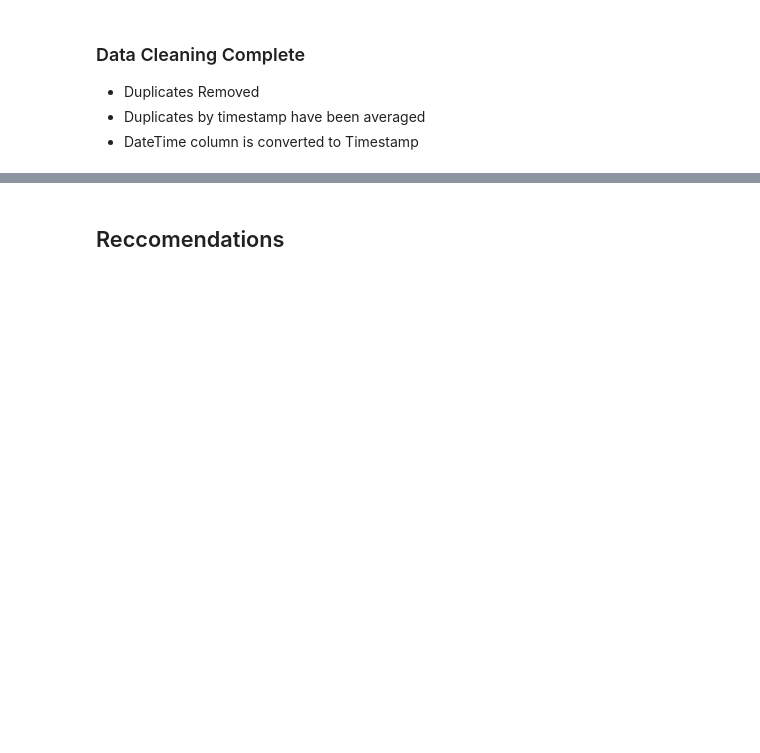
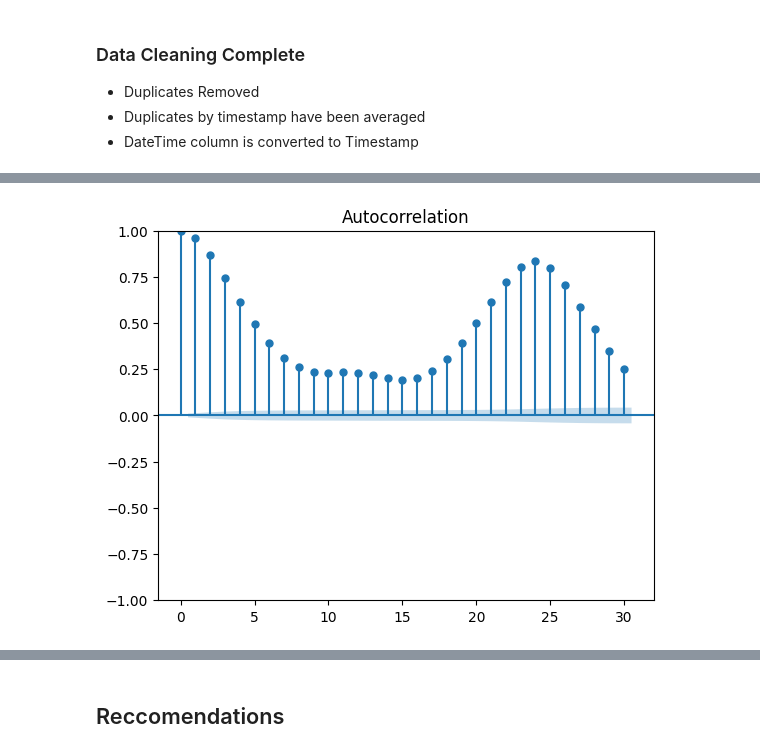
Before and after one commit to DemetriousLloyd/Portfolio, a Jupyter notebook: R_Py_Projects/Time_Series_Modeling_Romanian Electricity.ipynb, the cells around one changed output, grey strips where cells are left out. Cells and saved outputs as stored; diff of their text form; code cells hidden in the pictures; blank space fills up the shorter version.

```diff
--- a/R_Py_Projects/Time_Series_Modeling_Romanian Electricity.ipynb
+++ b/R_Py_Projects/Time_Series_Modeling_Romanian Electricity.ipynb
@@ -206,0 +245,6 @@ fig.tight_layout()
+# %%
+plot_acf(df_clean['Consumption'], lags=30)
+plt.show()
+#Q = 0
+# %% [output]
+[figure, added]
```
Also changed, not shown: parts of 15 cells of this notebook.
